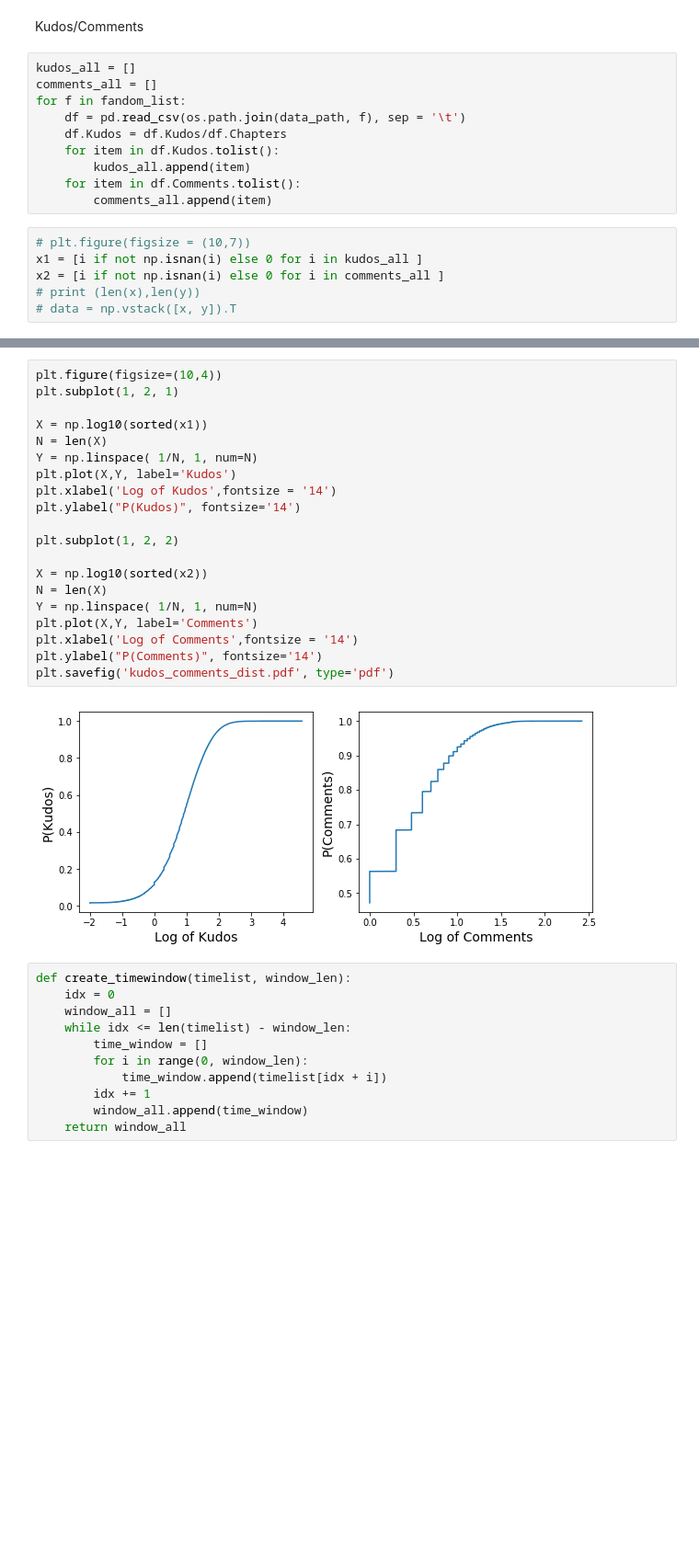
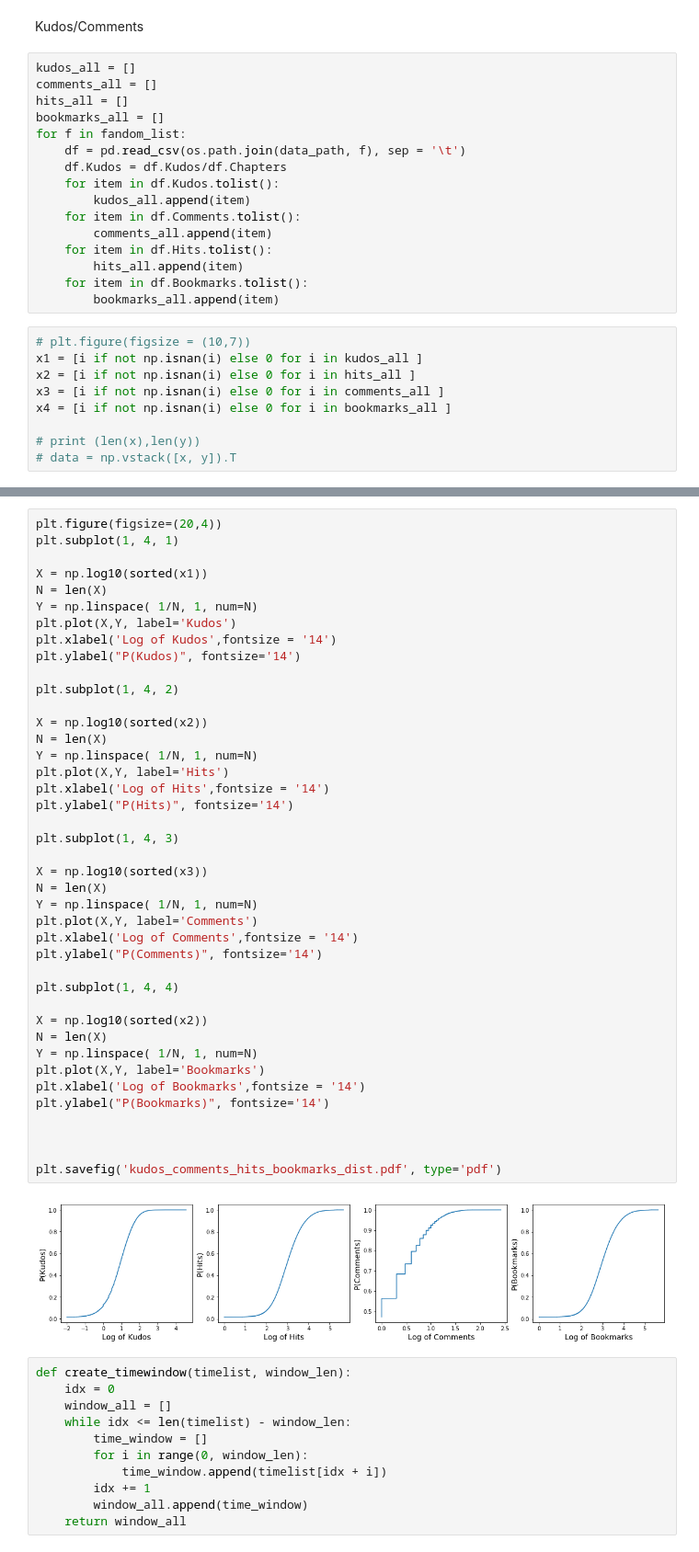
Before and after one commit to yzjing/ao3_old, a Jupyter notebook: exps/20171113_descriptive/descriptive.ipynb, the cells around one changed output, grey strips where cells are left out. Shown at 92% size. Saved outputs shown, nothing was run; the diff lists cells and outputs as text; blank space fills up the shorter version.

```diff
--- a/exps/20171113_descriptive/descriptive.ipynb
+++ b/exps/20171113_descriptive/descriptive.ipynb
@@ -91,6 +91,8 @@ Kudos/Comments
 # %%
 kudos_all = []
 comments_all = []
+hits_all = []
+bookmarks_all = []
 for f in fandom_list:
     df = pd.read_csv(os.path.join(data_path, f), sep = '\t')
     df.Kudos = df.Kudos/df.Chapters
@@ -98,9 +100,16 @@ for f in fandom_list:
         kudos_all.append(item)
     for item in df.Comments.tolist():
         comments_all.append(item)
+    for item in df.Hits.tolist():
+        hits_all.append(item)
+    for item in df.Bookmarks.tolist():
+        bookmarks_all.append(item)
 # %%
 # plt.figure(figsize = (10,7))
 x1 = [i if not np.isnan(i) else 0 for i in kudos_all ]
-x2 = [i if not np.isnan(i) else 0 for i in comments_all ]
+x2 = [i if not np.isnan(i) else 0 for i in hits_all ]
+x3 = [i if not np.isnan(i) else 0 for i in comments_all ]
+x4 = [i if not np.isnan(i) else 0 for i in bookmarks_all ]
+
 # print (len(x),len(y))
 # data = np.vstack([x, y]).T
@@ -119,25 +116,46 @@ plt.savefig('kudos_dist.pdf', type='pdf')
 # %%
-plt.figure(figsize=(10,4))
-plt.subplot(1, 2, 1)
+plt.figure(figsize=(20,4))
+plt.subplot(1, 4, 1)
 
 X = np.log10(sorted(x1))
 N = len(X)
 Y = np.linspace( 1/N, 1, num=N)
 plt.plot(X,Y, label='Kudos')
 plt.xlabel('Log of Kudos',fontsize = '14')
 plt.ylabel("P(Kudos)", fontsize='14')
 
-plt.subplot(1, 2, 2)
+plt.subplot(1, 4, 2)
 
 X = np.log10(sorted(x2))
+N = len(X)
+Y = np.linspace( 1/N, 1, num=N)
+plt.plot(X,Y, label='Hits')
+plt.xlabel('Log of Hits',fontsize = '14')
+plt.ylabel("P(Hits)", fontsize='14')
+
+plt.subplot(1, 4, 3)
+
+X = np.log10(sorted(x3))
 N = len(X)
 Y = np.linspace( 1/N, 1, num=N)
 plt.plot(X,Y, label='Comments')
 plt.xlabel('Log of Comments',fontsize = '14')
 plt.ylabel("P(Comments)", fontsize='14')
-plt.savefig('kudos_comments_dist.pdf', type='pdf')
+
+plt.subplot(1, 4, 4)
+
+X = np.log10(sorted(x2))
+N = len(X)
+Y = np.linspace( 1/N, 1, num=N)
+plt.plot(X,Y, label='Bookmarks')
+plt.xlabel('Log of Bookmarks',fontsize = '14')
+plt.ylabel("P(Bookmarks)", fontsize='14')
+
+
+
+plt.savefig('kudos_comments_hits_bookmarks_dist.pdf', type='pdf')
 # %% [output]
-[figure, old version]
+[figure, new version]
 # %%
 def create_timewindow(timelist, window_len):
     idx = 0
```
Also changed, not shown: parts of 2 cells of this notebook, 1 other file.
